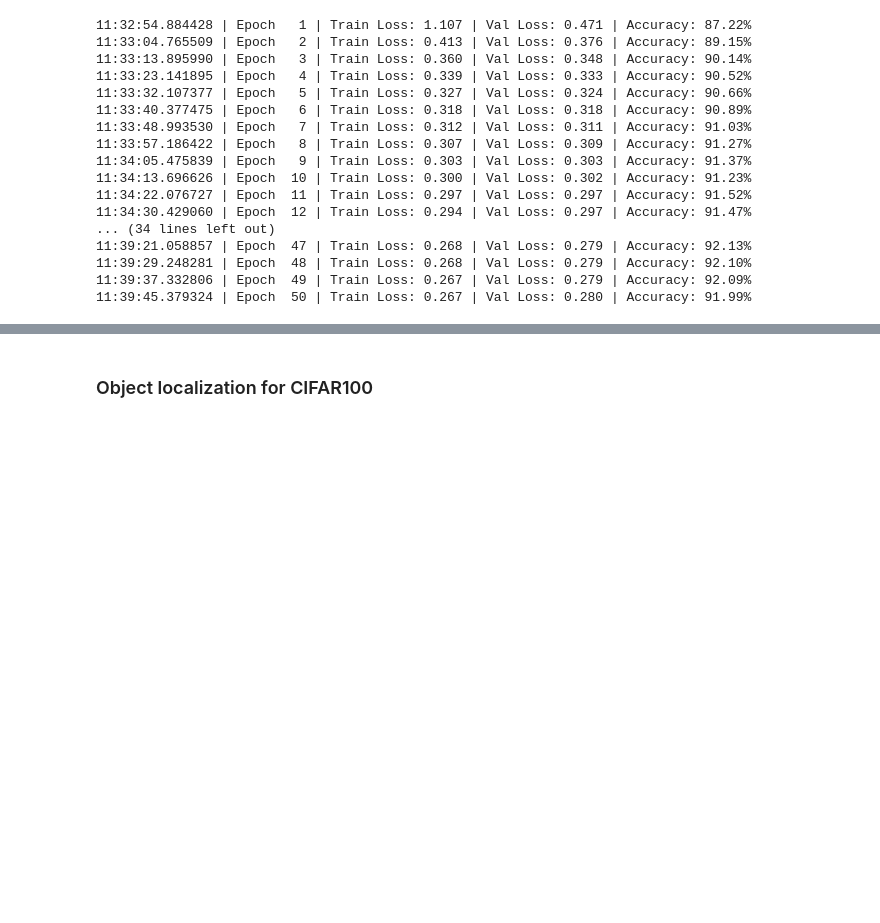
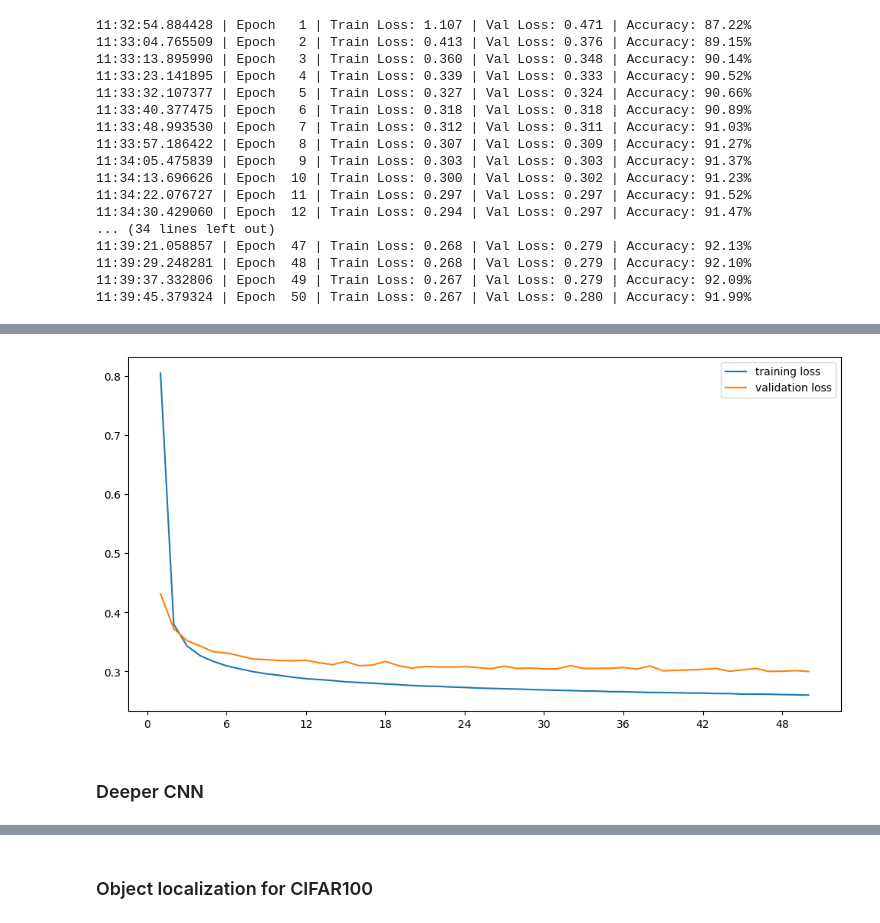
Before and after one commit to lilleeng/portfolio, a Jupyter notebook: model_making/pytorch model making.ipynb, the cells around one changed output, grey strips where cells are left out. Drawn from its saved outputs; the diff is of its cells as text; code cells hidden in the pictures; blank space fills up the shorter version.

```diff
--- a/model_making/pytorch model making.ipynb
+++ b/model_making/pytorch model making.ipynb
@@ -284,0 +265,25 @@ torch.argmax(F.softmax(model(random_tensor), dim=1)).item()
+# %%
+class LSfeaturesCNNmodel(nn.Module):
+    def __init__(self):
+        super().__init__()
+        self.convL = nn.Conv2d(in_channels=1, out_channels=3, kernel_size=(9, 9), padding=4)
+        self.convS = nn.Conv2d(in_channels=1, out_channels=3, kernel_size=(5, 5), padding=2)
+        self.flat = nn.Flatten()
+        self.dense = nn.Linear(in_features=6*28*28, out_features=10)
+        # self.sm = nn.Softmax(dim=1)
+
+    def forward(self, x):
+        large_features = self.convL(x)
+        small_features = self.convS(x)
+        concatenated_features = torch.cat((large_features, small_features), dim=1)
+        flattened_features = self.flat(concatenated_features)
+        logits = self.dense(flattened_features)
+        # out = self.sm(out)
+        return logits
+
+# Test if output dims are correct
+test_model = MNISTmodel()
+test_input = torch.randn(1, 1, 28, 28)
+test_output = test_model(test_input)
+print(f'Test-output dimensions: {test_output.shape}')
+del test_model, test_input, test_output
@@ -284,0 +292,11 @@ torch.argmax(F.softmax(model(random_tensor), dim=1)).item()
+# %%
+model = LSfeaturesCNNmodel()
+optimizer = torch.optim.SGD(model.parameters(), lr=0.003)
+
+training_history, validation_history = train(
+    model, training_dl, validation_dl, device,
+    1, 50,
+    optimizer, F.cross_entropy, tensor_match,
+    'LSfeaturesCNNmodel_checkpoint',
+    verbose=1
+    )
@@ -284,0 +321,6 @@ torch.argmax(F.softmax(model(random_tensor), dim=1)).item()
+# %%
+plot_loss(training_history, validation_history)
+# %% [output]
+[figure, added]
+# %% [markdown]
+### Deeper CNN
```
Also changed, not shown: parts of 13 cells of this notebook, 7 other files.
